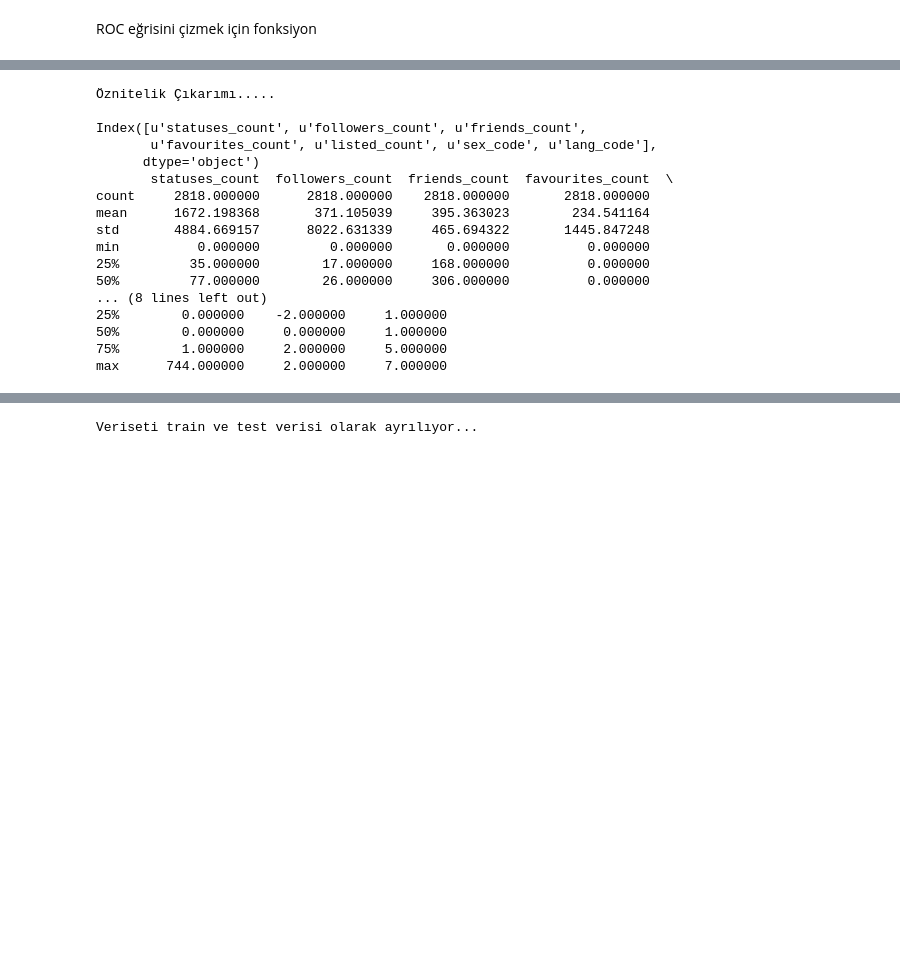
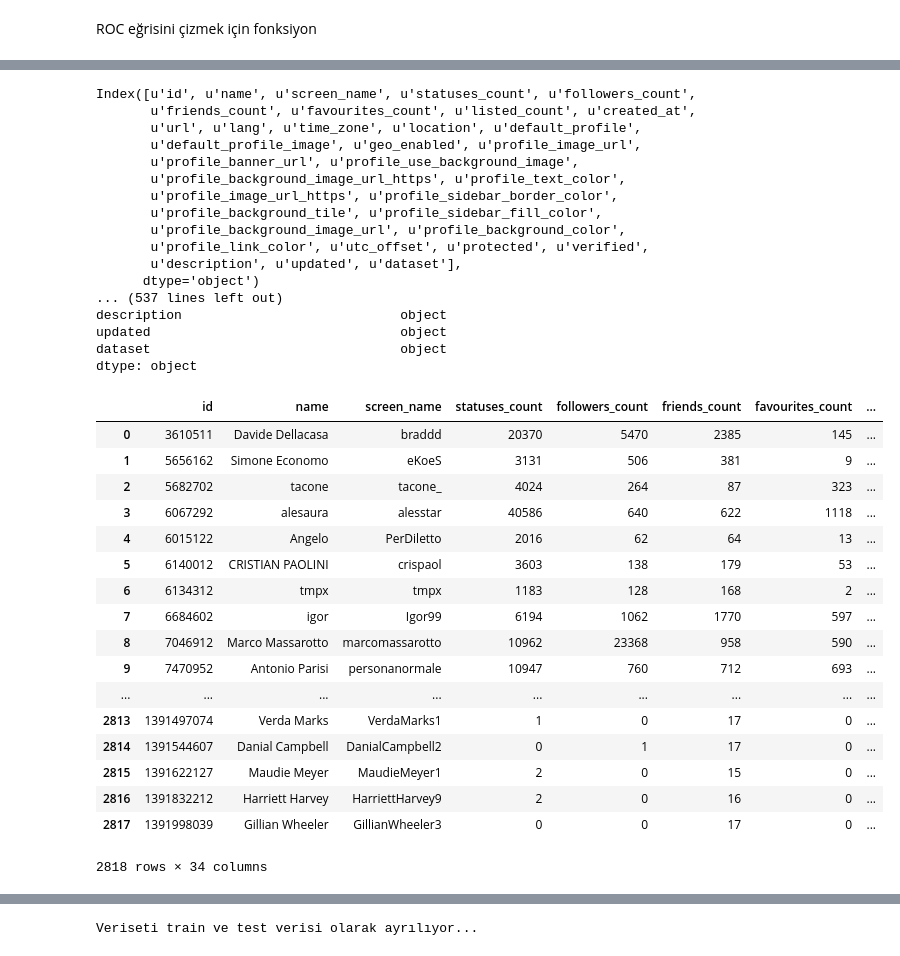
Before and after one commit to rotameraklisi/twitterFakeAccountDetection, a Jupyter notebook: K-NN.ipynb, the cells around one changed output, grey strips where cells are left out. Cells and saved outputs as stored; diff of their text form; code cells hidden in the pictures; blank space fills up the shorter version.

```diff
--- a/K-NN.ipynb
+++ b/K-NN.ipynb
@@ -107,7 +97,10 @@ print("Gerçek Kullanıcı")
 print(genuine_users.describe())
 print("Sahte Kullanıcı")
 print(fake_users.describe())
-x=pd.concat([genuine_users,fake_users])
+print(genuine_users)
+x=pd.concat([genuine_users,fake_users], ignore_index=True)
+print(len(x))
+##genuine kadar 0 ve fake kadar 1
 y=len(fake_users)*[0] + len(genuine_users)*[1]
 # %% [output]
 Veri Seti Okunuyor.....
@@ -130,28 +123,43 @@ max                        1.0  19800.000000        NaN       NaN
-# %%
-print("Öznitelik Çıkarımı.....\n")
-lang_list = list(enumerate(np.unique(x['lang'])))
-lang_dict = { name : i for i, name in lang_list }
-x.loc[:,'lang_code'] = x['lang'].map( lambda x: lang_dict[x]).astype(int)
-x.loc[:,'sex_code']=predict_sex(x['name'])
-feature_columns_to_use = ['statuses_count','followers_count','friends_count','favourites_count','listed_count','sex_code','lang_code']
-x=x.loc[:,feature_columns_to_use]
-print(x.columns)
-print(x.describe())
-# %% [output]
-Öznitelik Çıkarımı.....
-
-Index([u'statuses_count', u'followers_count', u'friends_count',
-       u'favourites_count', u'listed_count', u'sex_code', u'lang_code'],
-      dtype='object')
-       statuses_count  followers_count  friends_count  favourites_count  \
-count     2818.000000      2818.000000    2818.000000       2818.000000
-mean      1672.198368       371.105039     395.363023        234.541164
-std       4884.669157      8022.631339     465.694322       1445.847248
-min          0.000000         0.000000       0.000000          0.000000
-25%         35.000000        17.000000     168.000000          0.000000
-50%         77.000000        26.000000     306.000000          0.000000
-... (8 lines left out)
-25%        0.000000    -2.000000     1.000000
-50%        0.000000     0.000000     1.000000
-75%        1.000000     2.000000     5.000000
-max      744.000000     2.000000     7.000000
+# %%
+print(x.columns)
+print(len(x))
+df = pd.DataFrame(x)
+print (df)
+print (df.dtypes)
+df.fillna(0)
+# %% [output]
+Index([u'id', u'name', u'screen_name', u'statuses_count', u'followers_count',
+       u'friends_count', u'favourites_count', u'listed_count', u'created_at',
+       u'url', u'lang', u'time_zone', u'location', u'default_profile',
+       u'default_profile_image', u'geo_enabled', u'profile_image_url',
+       u'profile_banner_url', u'profile_use_background_image',
+       u'profile_background_image_url_https', u'profile_text_color',
+       u'profile_image_url_https', u'profile_sidebar_border_color',
+       u'profile_background_tile', u'profile_sidebar_fill_color',
+       u'profile_background_image_url', u'profile_background_color',
+       u'profile_link_color', u'utc_offset', u'protected', u'verified',
+       u'description', u'updated', u'dataset'],
+      dtype='object')
+... (537 lines left out)
+description                            object
+updated                                object
+dataset                                object
+dtype: object
+|  | id | name | screen_name | statuses_count | followers_count | friends_count | favourites_count | ... |
+| 0 | 3610511 | Davide Dellacasa | braddd | 20370 | 5470 | 2385 | 145 | ... |
+| 1 | 5656162 | Simone Economo | eKoeS | 3131 | 506 | 381 | 9 | ... |
+| 2 | 5682702 | tacone | tacone_ | 4024 | 264 | 87 | 323 | ... |
+| 3 | 6067292 | alesaura | alesstar | 40586 | 640 | 622 | 1118 | ... |
+| 4 | 6015122 | Angelo | PerDiletto | 2016 | 62 | 64 | 13 | ... |
+| 5 | 6140012 | CRISTIAN PAOLINI | crispaol | 3603 | 138 | 179 | 53 | ... |
+| 6 | 6134312 | tmpx | tmpx | 1183 | 128 | 168 | 2 | ... |
+| 7 | 6684602 | igor | Igor99 | 6194 | 1062 | 1770 | 597 | ... |
+| 8 | 7046912 | Marco Massarotto | marcomassarotto | 10962 | 23368 | 958 | 590 | ... |
+| 9 | 7470952 | Antonio Parisi | personanormale | 10947 | 760 | 712 | 693 | ... |
+| ... | ... | ... | ... | ... | ... | ... | ... | ... |
+| 2813 | 1391497074 | Verda Marks | VerdaMarks1 | 1 | 0 | 17 | 0 | ... |
+| 2814 | 1391544607 | Danial Campbell | DanialCampbell2 | 0 | 1 | 17 | 0 | ... |
+| 2815 | 1391622127 | Maudie Meyer | MaudieMeyer1 | 2 | 0 | 15 | 0 | ... |
+| 2816 | 1391832212 | Harriett Harvey | HarriettHarvey9 | 2 | 0 | 16 | 0 | ... |
+| 2817 | 1391998039 | Gillian Wheeler | GillianWheeler3 | 0 | 0 | 17 | 0 | ... |
+2818 rows × 34 columns
```
Also changed, not shown: parts of 9 cells of this notebook, 9 other files.
